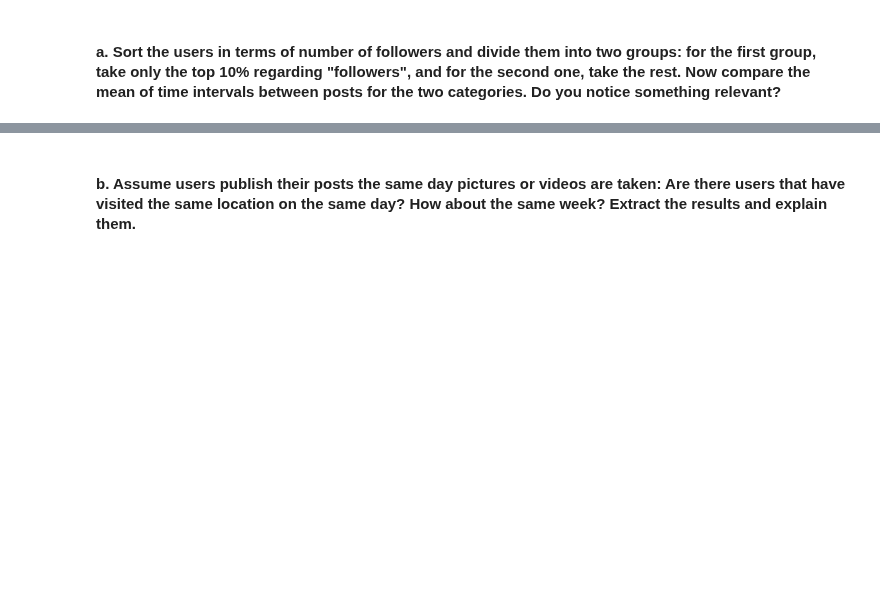
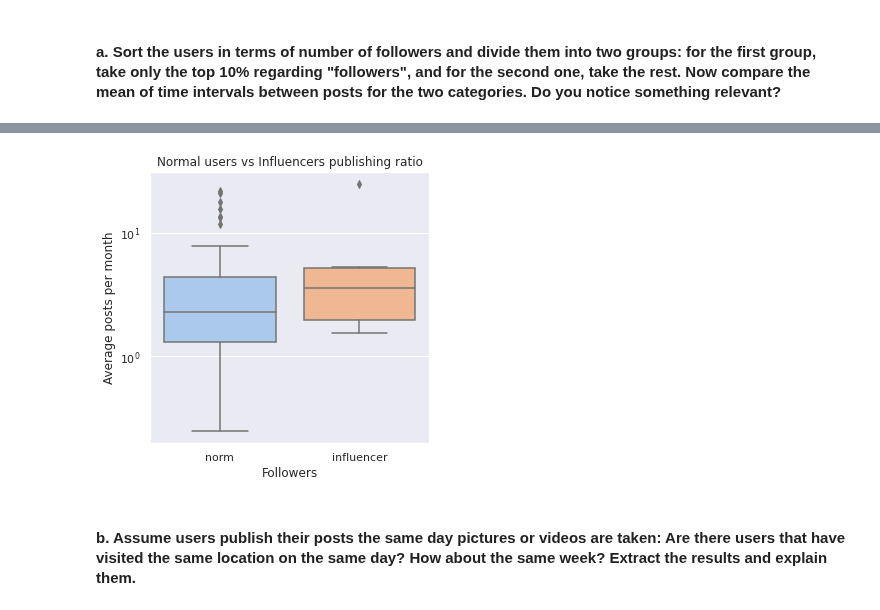
Before and after one commit to Prot10/ADM_HW_2, a Jupyter notebook: adm-matteo.ipynb, the cells around one changed output, grey strips where cells are left out. Cells and saved outputs as stored; diff of their text form; code cells hidden in the pictures; blank space fills up the shorter version.

Commit message:
BQ1, BQ2: results. BQ2 boxplot

```diff
--- a/adm-matteo.ipynb
+++ b/adm-matteo.ipynb
@@ -550,3 +500,6 @@ del likes_time
 #### Up to this point, you probably have worked with one or two files simultaneously. Nevertheless, for the literals a. and b. of this section, you must work with the three datasets at the same time. Note that performing some of these operations might be too complex for your pc specs. For this reason, we suggest you make use of AWS (yeah! only a suggestion). In case you need it, in the following links you can find the same three files already mounted into AWS for you to work with them easily (instagram_posts, instagram_profiles, instagram_locations).
 # %% [markdown]
 #### a. Sort the users in terms of number of followers and divide them into two groups: for the first group, take only the top 10% regarding "followers", and for the second one, take the rest. Now compare the mean of time intervals between posts for the two categories. Do you notice something relevant?
+# %%
+profiles.df = profiles.col(['followers'], index=True).dropna()
+profiles.df.head()
@@ -552,0 +514,11 @@ del likes_time
+# %%
+drift = lambda g: (g.max() - g.min()) / (g.count()-1) if g.shape[0] > 1 else pd.NA
+
+post_time = posts\
+                .col(['sid_profile','cts'], index=None)\
+                .groupby(by=['sid_profile'], sort=False, dropna=True)\
+                .agg(drift=pd.NamedAgg(column="cts", aggfunc=drift))\
+                .dropna()
+post_time = post_time[post_time.index.get_level_values('sid_profile') != -1]
+post_time['drift'] = post_time['drift'].astype('timedelta64[ns]')
+post_time.head()
@@ -552,0 +533,6 @@ del likes_time
+# %%
+profiles.df = pd.concat([
+    post_time,
+    profiles.df[['followers']]
+], axis=1, join='inner')
+profiles.df.head()
@@ -552,0 +546,5 @@ del likes_time
+# %%
+profiles.df['category'] = pd.qcut(profiles.df.followers, [0.,0.9,1.], labels=['norm', 'influencer'])
+
+print('Influencers mean time between posts: \t', profiles.df[profiles.df.category=='influencer'].drift.mean())
+print('Normal users mean time between posts: \t', profiles.df[profiles.df.category=='norm'].drift.mean())
@@ -552,0 +554,15 @@ del likes_time
+# %%
+sns.set(rc={'figure.figsize':(5,5)})
+
+ax = sns.boxplot(data=profiles.df,
+            x='category',
+            y=24*31*3600/profiles.df['drift'].dt.total_seconds(),
+            palette='pastel')
+ax.set(
+    xlabel = 'Followers',
+    ylabel = 'Average posts per month',
+    title = 'Normal users vs Influencers publishing ratio',
+    yscale = 'log')
+plt.show()
+# %% [output]
+[figure, added]
```
Also changed, not shown: parts of 34 cells of this notebook.
